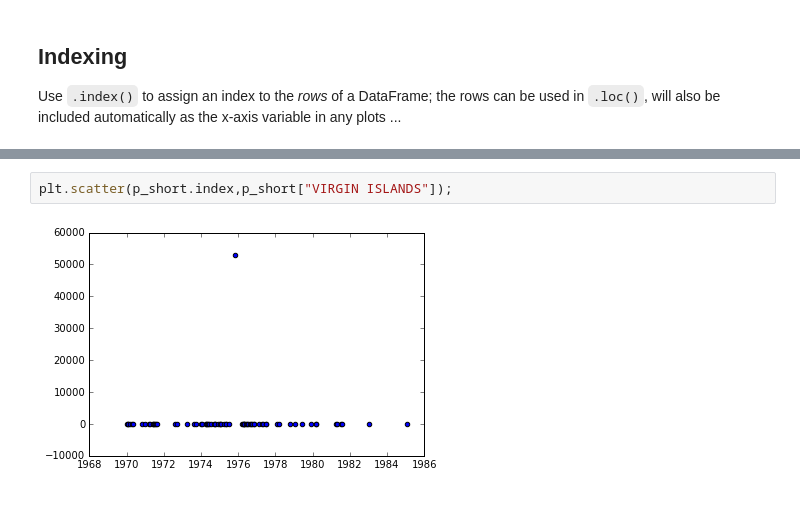
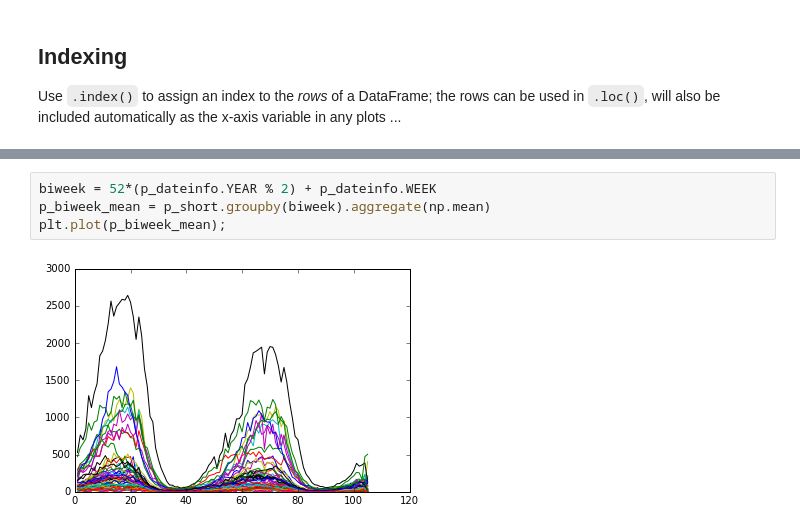
Before and after one commit to bbolker/math1mp, a Jupyter notebook: notes/pandas_intro.ipynb, the cells around one changed output, grey strips where cells are left out. Drawn from its saved outputs; the diff is of its cells as text.

```diff
--- a/notes/pandas_intro.ipynb
+++ b/notes/pandas_intro.ipynb
@@ -287,4 +308,6 @@ plt.plot(p_week_mean["VIRGIN ISLANDS"]);
-# %%
-plt.scatter(p_short.index,p_short["VIRGIN ISLANDS"]);
-# %% [output]
-[figure, removed]
+# %%
+biweek = 52*(p_dateinfo.YEAR % 2) + p_dateinfo.WEEK
+p_biweek_mean = p_short.groupby(biweek).aggregate(np.mean)
+plt.plot(p_biweek_mean);
+# %% [output]
+[figure, added]
```
Also changed, not shown: parts of 33 cells of this notebook.
